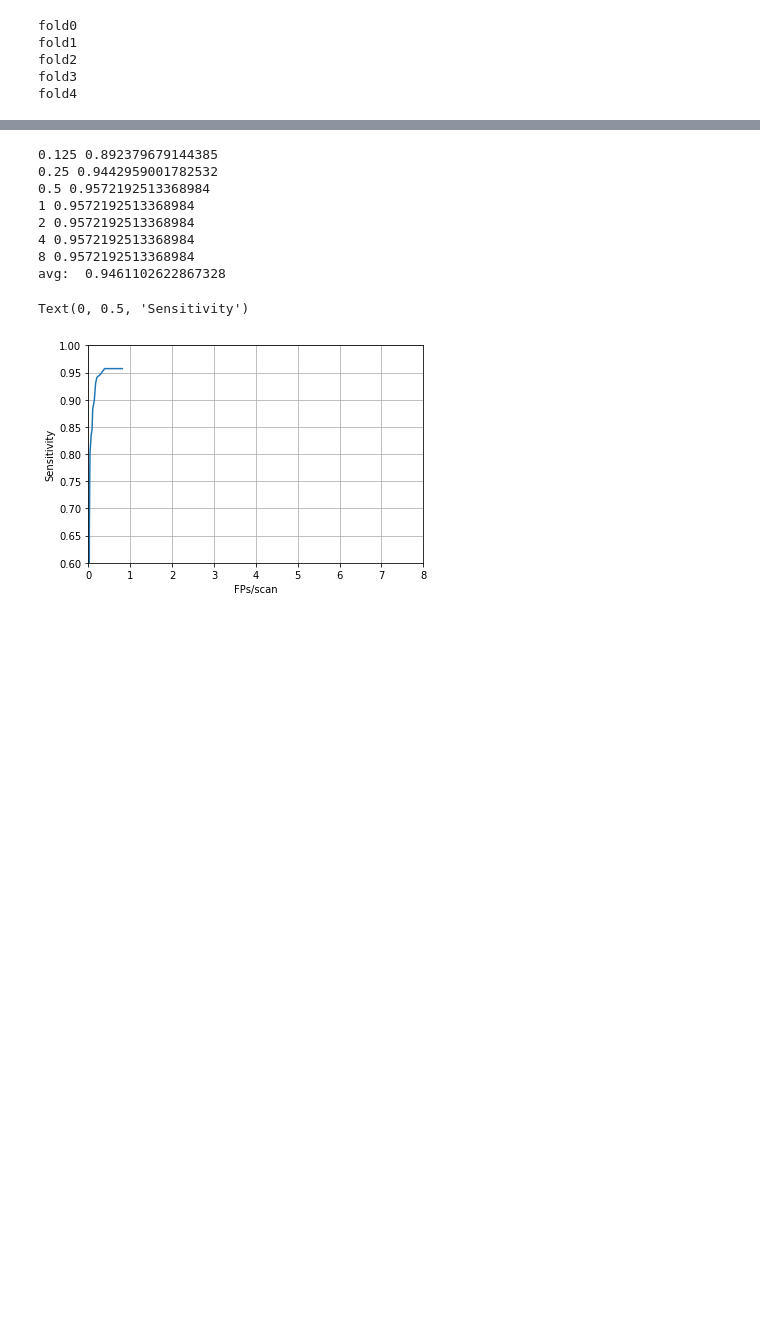
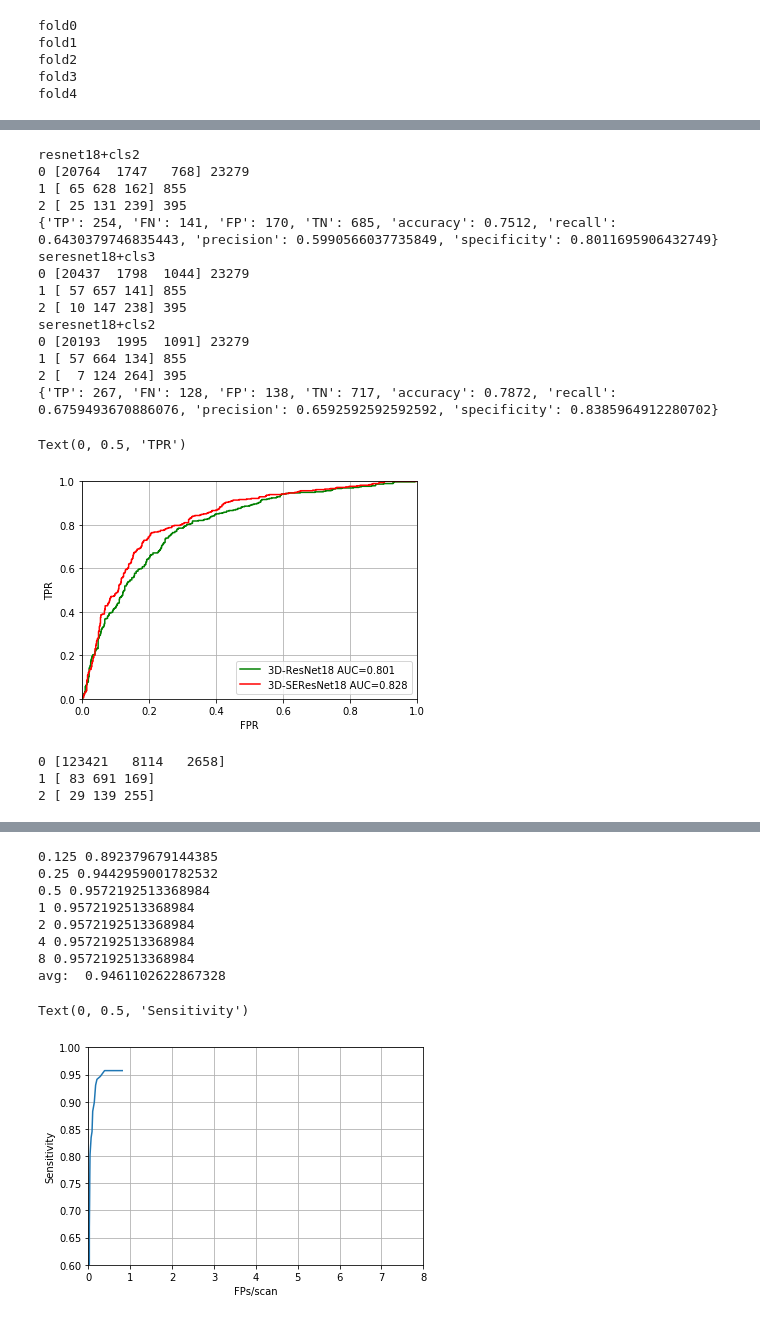
Before and after one commit to jixiaw/lesion_detection, a Jupyter notebook: classify.ipynb, the cells around one changed output, grey strips where cells are left out. Drawn from its saved outputs; the diff is of its cells as text; code cells hidden in the pictures; blank space fills up the shorter version.

```diff
--- a/classify.ipynb
+++ b/classify.ipynb
@@ -625,3 +755,6 @@ def get_cls_result(cls):
+# %%
+with open('./results2/fpr_cls_fp_densenet.json', 'w') as f:
+    json.dump(fpr_result, f, indent=2)
 # %%
 detection_results = {}
 detection_results_FPN = {}
@@ -710,0 +882,69 @@ avg:  0.8540
+# %%
+def get_roc(y_true, y_pred1, y_pred2):
+    y_true = np.array(y_true)
+    y_pred1 = np.array(y_pred1)
+    y_pred2 = np.array(y_pred2)
+
+    y_true1 = np.where(y_true > 0, np.ones_like(y_true), y_true)
+    y_true2 = y_true[y_true > 0] - 1
+    y_pred2 = y_pred2[y_true > 0]
+    fpr1, tpr1, _ = roc_curve(y_true1, y_pred1[:, 1])
+    fpr2, tpr2, _ = roc_curve(y_true2, y_pred2[:, 1])
+    print(get_matrix(y_true2, y_pred2[:, 1]))
+#     plt.plot(fpr1, tpr1)
+    return fpr2, tpr2
+#     AUC = auc(fpr2, tpr2)
+#     plt.plot(fpr2, tpr2)
+# %%
+color = ['g', 'r']
+i = 0
+aucs = []
+for name in cls_result_map:
+    print(name)
+    cls_result = cls_result_map[name]
+    y_true = []
+    y_pred1 = []
+    y_pred2 = []
+    for k in cls_result:
+        cnt = (np.array(detection_results[k]['score']) >= 0.02).sum()
+        y_true += cls_result[k]['y_true'][:cnt]
+        y_pred1 += cls_result[k]['y_pred1'][:cnt]
+        y_pred2 += cls_result[k]['y_pred2'][:cnt]
+    get_multi_matrix(y_true, y_pred1, y_pred2)
+    if "cls3" in name:
+        continue
+    fpr, tpr = get_roc(y_true, y_pred1, y_pred2)
+    AUC = auc(fpr, tpr)
+    aucs.append(AUC)
+    plt.plot(fpr, tpr, color[i])
+    i += 1
+plt.legend(["3D-ResNet18 AUC=%.3f" % aucs[0], "3D-SEResNet18 AUC=%.3f" % aucs[1]], loc='lower right')
+plt.grid(True, which="both",ls="-")
+plt.xlim(0, 1.0)
+plt.ylim(0, 1.0)
+plt.xlabel('FPR')
+plt.ylabel('TPR')
+# plt.savefig("results2/cls2.png")
+# %% [output]
+resnet18+cls2
+0 [20764  1747   768] 23279
+1 [ 65 628 162] 855
+2 [ 25 131 239] 395
+{'TP': 254, 'FN': 141, 'FP': 170, 'TN': 685, 'accuracy': 0.7512, 'recall': 0.6430379746835443, 'precision': 0.5990566037735849, 'specificity': 0.8011695906432749}
+seresnet18+cls3
+0 [20437  1798  1044] 23279
+1 [ 57 657 141] 855
+2 [ 10 147 238] 395
+seresnet18+cls2
+0 [20193  1995  1091] 23279
+1 [ 57 664 134] 855
+2 [  7 124 264] 395
+{'TP': 267, 'FN': 128, 'FP': 138, 'TN': 717, 'accuracy': 0.7872, 'recall': 0.6759493670886076, 'precision': 0.6592592592592592, 'specificity': 0.8385964912280702}
+Text(0, 0.5, 'TPR')
+[figure, added]
+# %%
+get_multi_matrix(y_true, y_pred1, y_pred2)
+# %% [output]
+0 [123421   8114   2658]
+1 [ 83 691 169]
+2 [ 29 139 255]
```
Also changed, not shown: parts of 105 cells of this notebook, 32 other files.
